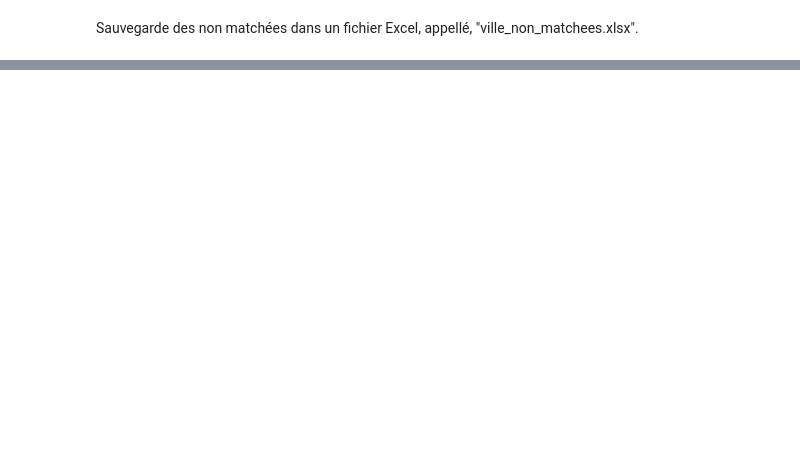
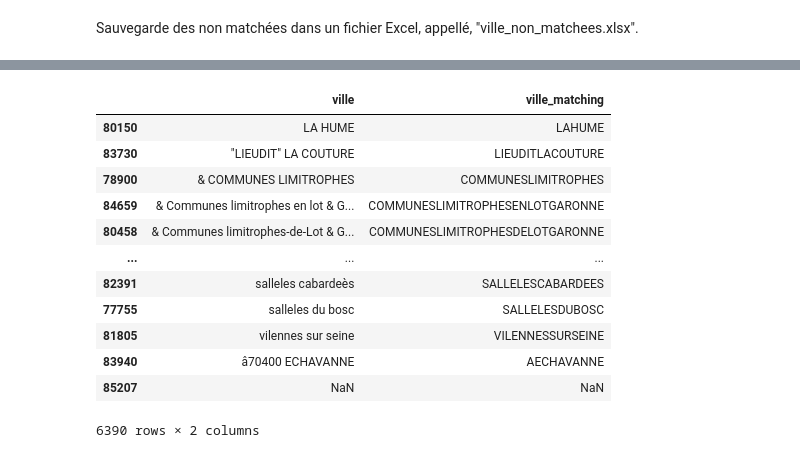
Before and after one commit to thomaspernet/InseeInpi_matching, a Jupyter notebook: Notebooks_matching/Data_preprocessed/programme_matching/05_redaction_US/00_prep_ville_2613.ipynb, the cells around one changed output, grey strips where cells are left out. Saved outputs shown, nothing was run; the diff lists cells and outputs as text; code cells hidden in the pictures; blank space fills up the shorter version.

```diff
--- a/Notebooks_matching/Data_preprocessed/programme_matching/05_redaction_US/00_prep_ville_2613.ipynb
+++ b/Notebooks_matching/Data_preprocessed/programme_matching/05_redaction_US/00_prep_ville_2613.ipynb
@@ -194,0 +314,6 @@ Sauvegarde des non matchées dans un fichier Excel, appellé, "ville_non_matchee
+# %%
+non_match = (test_merge
+ .loc[lambda x: x['_merge'].isin(['right_only'])]
+ .drop_duplicates(subset = ["ville_matching"])[['ville', 'ville_matching']]
+ .sort_values(by = 'ville')
+)
@@ -194,0 +325,16 @@ Sauvegarde des non matchées dans un fichier Excel, appellé, "ville_non_matchee
+# %%
+non_match#.iloc[:10, 1]
+# %% [output]
+|  | ville | ville_matching |
+| 80150 | LA HUME | LAHUME |
+| 83730 | "LIEUDIT" LA COUTURE | LIEUDITLACOUTURE |
+| 78900 | & COMMUNES LIMITROPHES | COMMUNESLIMITROPHES |
+| 84659 | & Communes limitrophes en lot & G... | COMMUNESLIMITROPHESENLOTGARONNE |
+| 80458 | & Communes limitrophes-de-Lot & G... | COMMUNESLIMITROPHESDELOTGARONNE |
+| ... | ... | ... |
+| 82391 | salleles cabardeès | SALLELESCABARDEES |
+| 77755 | salleles du bosc | SALLELESDUBOSC |
+| 81805 | vilennes sur seine | VILENNESSURSEINE |
+| 83940 | â70400 ECHAVANNE | AECHAVANNE |
+| 85207 | NaN | NaN |
+6390 rows × 2 columns
```
Also changed, not shown: parts of 18 cells of this notebook, 1 other file.
